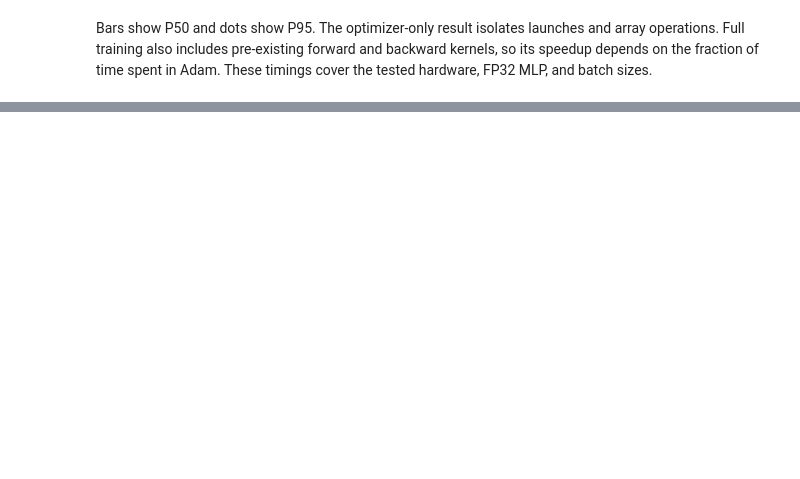
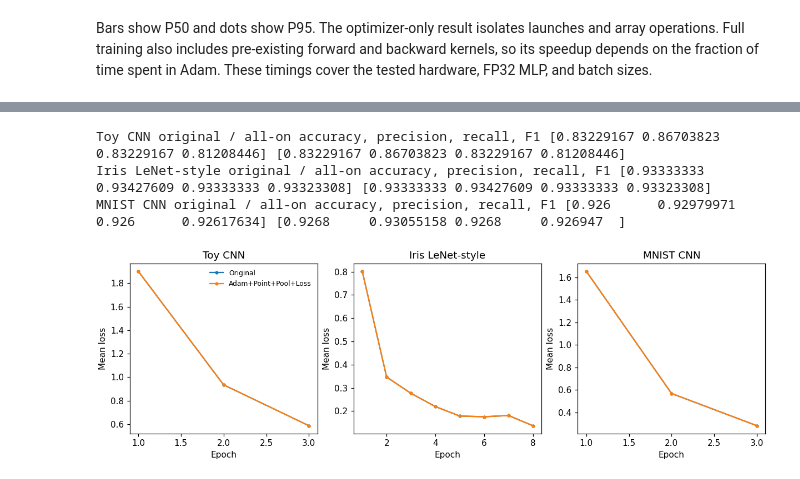
Before and after one commit to OrbisLumen/Comprehensive-Project-One-In-UESTC, a Jupyter notebook: examples/neural_network/gpu_optimization.ipynb, the cells around one changed output, grey strips where cells are left out. Cells and saved outputs as stored; diff of their text form; code cells hidden in the pictures; blank space fills up the shorter version.

```diff
--- a/examples/neural_network/gpu_optimization.ipynb
+++ b/examples/neural_network/gpu_optimization.ipynb
@@ -191,0 +662,62 @@ These timings cover the tested hardware, FP32 MLP, and batch sizes.
+# %%
+def fit(data, seed, features):
+    model = make_model(data, seed)
+    optimizer = Adam(lr=0.003, fused='Adam' in features).setup(model)
+    x, y = (cp.asarray(a) for a in data.train)
+    random = np.random.default_rng(seed)
+    curve = []
+    with enabled(features):
+        for _ in range(data.epochs):
+            total = 0.0
+            order = random.permutation(len(y))
+            for begin in range(0, len(y), data.training_batch):
+                ids = cp.asarray(order[begin:begin + data.training_batch])
+                value = step(model, optimizer, (x[ids], y[ids]))
+                total += float(value) * len(ids)
+            curve.append(total / len(y))
+    return model, curve
+
+
+def predict(data, model, features):
+    x = cp.asarray(data.test[0])
+    with enabled(features), no_grad():
+        return cp.asnumpy(cp.concatenate([model(x[i:i + 64]).data for i in range(0, len(x), 64)]))
+
+
+def scores(data, output):
+    pred = output.argmax(axis=1)
+    p, r, f1, _ = precision_recall_fscore_support(data.test[1], pred, average='macro', zero_division=0)
+    return np.array([(pred == data.test[1]).mean(), p, r, f1])
+
+
+checkpoints, quality, curves = {}, {}, {}
+for data in workloads:
+    for seed in SEEDS:
+        for features in (BASE, ALL):
+            model, curve = fit(data, seed, features)
+            quality[data.name, seed, features] = scores(data, predict(data, model, features))
+            curves[data.name, seed, features] = curve
+            if seed == SEEDS[0] and features == ALL:
+                checkpoints[data.name] = model
+        expected = predict(data, model, BASE)
+        for features in VARIANTS:
+            actual = predict(data, model, features)
+            np.testing.assert_allclose(actual, expected, rtol=3e-4, atol=5e-5)
+            np.testing.assert_array_equal(actual.argmax(axis=1), expected.argmax(axis=1))
+    print(data.name, 'original / all-on accuracy, precision, recall, F1',
+          np.mean([quality[data.name, s, BASE] for s in SEEDS], axis=0),
+          np.mean([quality[data.name, s, ALL] for s in SEEDS], axis=0), flush=True)
+
+fig, axes = plt.subplots(1, 3, figsize=(11, 3.5), layout='constrained')
+for data, ax in zip(workloads, axes):
+    for features in (BASE, ALL):
+        loss = np.mean([curves[data.name, s, features] for s in SEEDS], axis=0)
+        ax.plot(np.arange(1, len(loss) + 1), loss, marker='.', label=label(features))
+    ax.set(title=data.name, xlabel='Epoch', ylabel='Mean loss')
+axes[0].legend(frameon=False, fontsize=8)
+plt.show()
+# %% [output]
+Toy CNN original / all-on accuracy, precision, recall, F1 [0.83229167 0.86703823 0.83229167 0.81208446] [0.83229167 0.86703823 0.83229167 0.81208446]
+Iris LeNet-style original / all-on accuracy, precision, recall, F1 [0.93333333 0.93427609 0.93333333 0.93323308] [0.93333333 0.93427609 0.93333333 0.93323308]
+MNIST CNN original / all-on accuracy, precision, recall, F1 [0.926      0.92979971 0.926      0.92617634] [0.9268     0.93055158 0.9268     0.926947  ]
+[figure, added]
```
Also changed, not shown: parts of 21 cells of this notebook, 7 other files.
